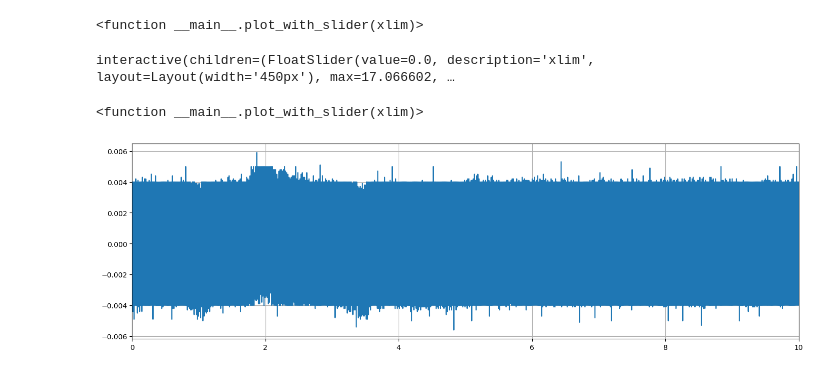
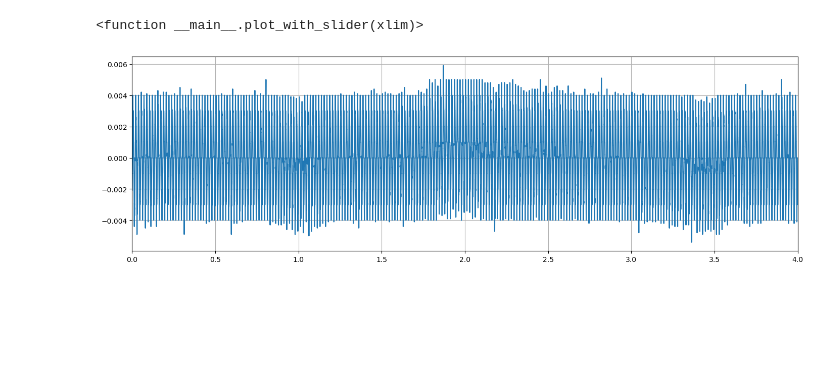
Before and after one commit to EquivocalBeing/CE_code, a Jupyter notebook: Webdaq_Test.ipynb, the cells around one changed output. Saved outputs shown, nothing was run; the diff lists cells and outputs as text; code cells hidden in the pictures; blank space fills up the shorter version.

```diff
--- a/Webdaq_Test.ipynb
+++ b/Webdaq_Test.ipynb
@@ -45,67 +45,32 @@ interact(plot_with_slider, xlim = FloatSlider(min = 0, max = (times[len(times)-1
 # %% [output]
 interactive(children=(FloatSlider(value=0.0, description='xlim', layout=Layout(width='450px'), max=22.799961, …
 <function __main__.plot_with_slider(xlim)>
-# %%
-import numpy as np
-import matplotlib.pyplot as plt
-from ipywidgets import interact, IntSlider
-from ipywidgets import FloatSlider
-from ipywidgets import Layout
-
-
-x1 = tim
-y1 = z
-y2 = n
-y3 = e
-
-def plot_with_slider(xlim):
-
-    plt.figure(figsize=(17, 5))   ## dpi breaks slider
-
-    ax = plt.axes()
-    ax.set_facecolor("dimgrey")
-
-    plt.plot(x1, y1, linewidth = 1.5, color = 'limegreen', label = 'Z')
-    plt.plot(x1, y2, linewidth = 1.5, color = 'red', label = 'N')
-    plt.plot(x1, y3, linewidth = 1.5, color = 'blue', label = 'E')
-
-    plt.xlim(xlim, xlim + 0.5)
-    plt.ylim(y.min() - 2, y.max() + 4)
-    #plt.axhline()
-    plt.grid(True)
-    plt.show()
-
-
-interact(plot_with_slider, xlim = FloatSlider(min = 0, max = (tim[len(tim)-1]), step = 0.5, value = 0, layout=Layout(width='450px')))
-# %% [output]
-interactive(children=(FloatSlider(value=0.0, description='xlim', layout=Layout(width='450px'), max=17.066602, …
-<function __main__.plot_with_slider(xlim)>
 # %%
 start = 0  ##in terms of seconds
-end = 10   # times[len(times)-1]
+end = 4   # times[len(times)-1]
 
 i = 0
 j = 0
 
 for i in range(0, len(times)):
     if times[i] == start:
         alpha = samples[i]
 
 for j in range(0, len(times)):
     if times[j] == end:
         beta = samples[j]
 
 t = times[alpha:beta]
 v = voltages[alpha:beta]
 
 
 window_size = 10
 v_smoothed = v.rolling(window=window_size).mean()
 
 plt.figure(figsize = (17, 5))
 plt.plot(t,v_smoothed)
 
 plt.xlim(start,end)
 plt.grid(True)
 # %% [output]
-[figure, old version]
+[figure, new version]
```
Also changed, not shown: parts of 7 cells of this notebook.
